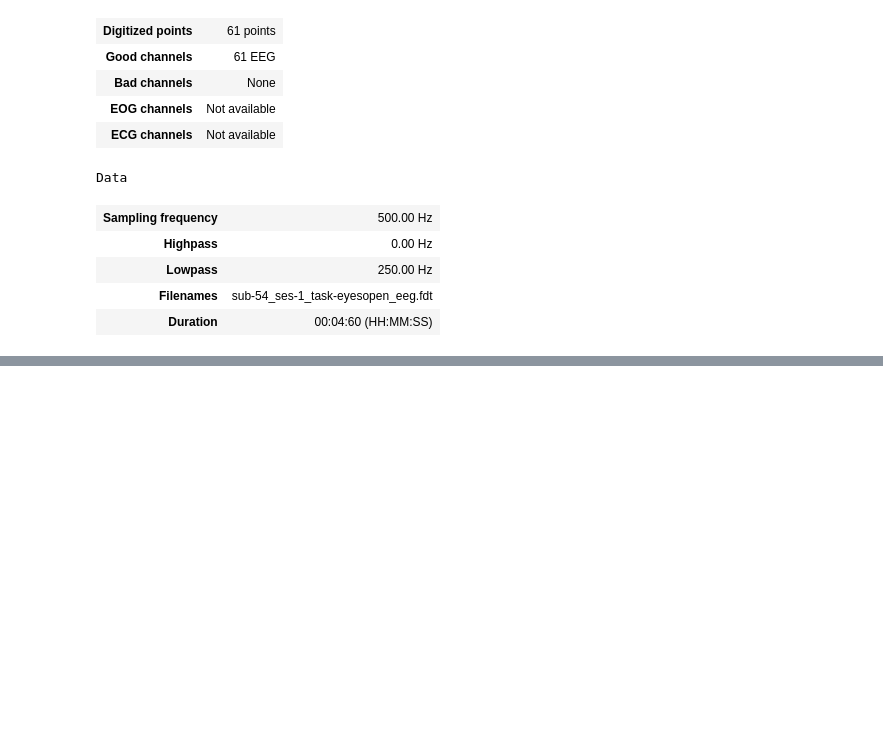
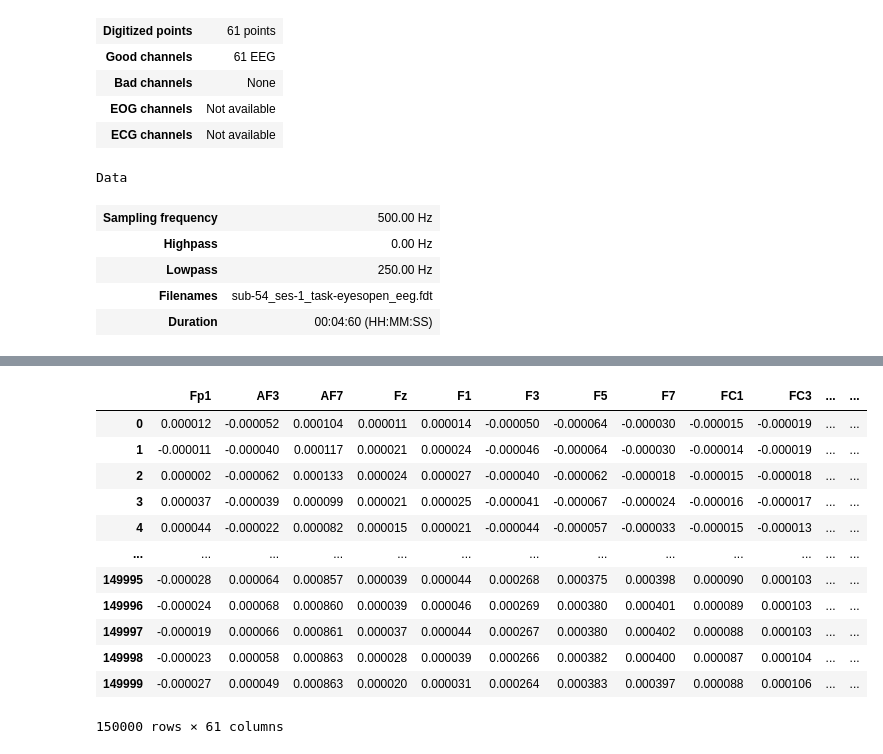
Before and after one commit to intel-comp-saude-ufes/2024-2-P1-sleep-deprivation-classification, a Jupyter notebook: notebooks/01-introduction-to-mne.ipynb, the cells around one changed output, grey strips where cells are left out. Drawn from its saved outputs; the diff is of its cells as text; code cells hidden in the pictures; blank space fills up the shorter version.

Commit message:
get channel data
Co-Authored-By: Higor D. Oliveira <43549329+rigor-do@users.noreply.github.com>

```diff
--- a/notebooks/01-introduction-to-mne.ipynb
+++ b/notebooks/01-introduction-to-mne.ipynb
@@ -201,3 +200,5 @@ Data
 | Lowpass | 250.00 Hz |
 | Filenames | sub-54_ses-1_task-eyesopen_eeg.fdt |
 | Duration | 00:04:60 (HH:MM:SS) |
+# %%
+data = eeglab.get_data()
@@ -203,0 +247,18 @@ Data
+# %%
+df = pd .DataFrame(data.T, columns=eeglab.ch_names)
+# %%
+df
+# %% [output]
+|  | Fp1 | AF3 | AF7 | Fz | F1 | F3 | F5 | F7 | FC1 | FC3 | ... | ... |
+| 0 | 0.000012 | -0.000052 | 0.000104 | 0.000011 | 0.000014 | -0.000050 | -0.000064 | -0.000030 | -0.000015 | -0.000019 | ... | ... |
+| 1 | -0.000011 | -0.000040 | 0.000117 | 0.000021 | 0.000024 | -0.000046 | -0.000064 | -0.000030 | -0.000014 | -0.000019 | ... | ... |
+| 2 | 0.000002 | -0.000062 | 0.000133 | 0.000024 | 0.000027 | -0.000040 | -0.000062 | -0.000018 | -0.000015 | -0.000018 | ... | ... |
+| 3 | 0.000037 | -0.000039 | 0.000099 | 0.000021 | 0.000025 | -0.000041 | -0.000067 | -0.000024 | -0.000016 | -0.000017 | ... | ... |
+| 4 | 0.000044 | -0.000022 | 0.000082 | 0.000015 | 0.000021 | -0.000044 | -0.000057 | -0.000033 | -0.000015 | -0.000013 | ... | ... |
+| ... | ... | ... | ... | ... | ... | ... | ... | ... | ... | ... | ... | ... |
+| 149995 | -0.000028 | 0.000064 | 0.000857 | 0.000039 | 0.000044 | 0.000268 | 0.000375 | 0.000398 | 0.000090 | 0.000103 | ... | ... |
+| 149996 | -0.000024 | 0.000068 | 0.000860 | 0.000039 | 0.000046 | 0.000269 | 0.000380 | 0.000401 | 0.000089 | 0.000103 | ... | ... |
+| 149997 | -0.000019 | 0.000066 | 0.000861 | 0.000037 | 0.000044 | 0.000267 | 0.000380 | 0.000402 | 0.000088 | 0.000103 | ... | ... |
+| 149998 | -0.000023 | 0.000058 | 0.000863 | 0.000028 | 0.000039 | 0.000266 | 0.000382 | 0.000400 | 0.000087 | 0.000104 | ... | ... |
+| 149999 | -0.000027 | 0.000049 | 0.000863 | 0.000020 | 0.000031 | 0.000264 | 0.000383 | 0.000397 | 0.000088 | 0.000106 | ... | ... |
+150000 rows × 61 columns
```
Also changed, not shown: parts of 8 cells of this notebook.
